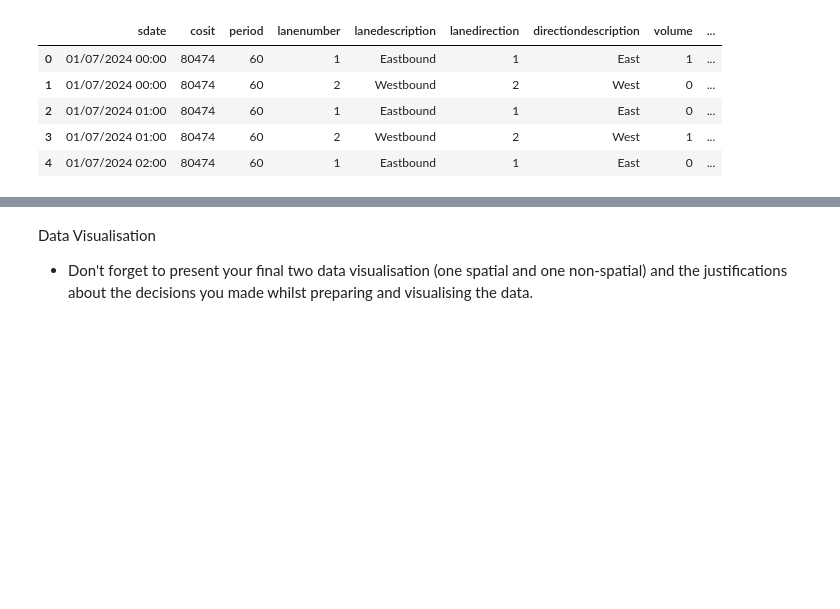
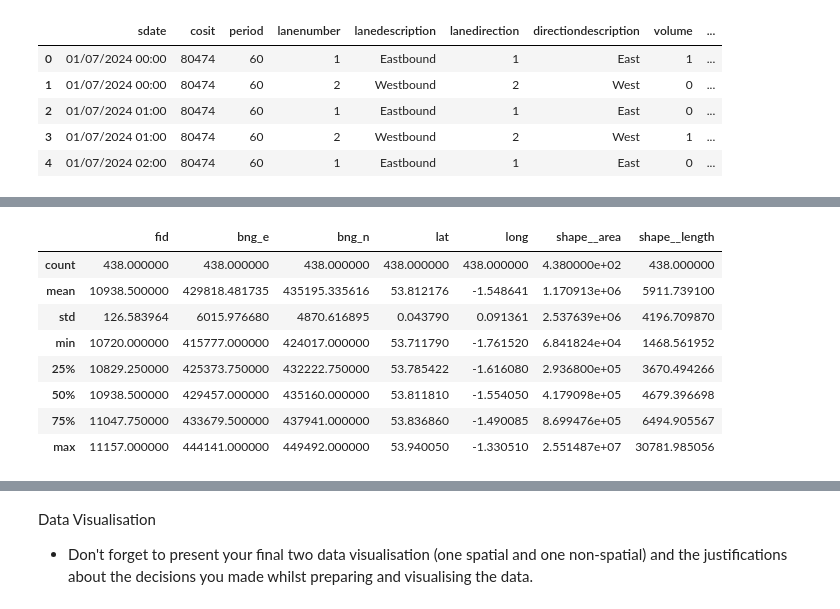
Before and after one commit to shannondill/GEOG5990M, a Jupyter notebook: FirstDraft_GEOG5990M_FinalProject.ipynb, the cells around one changed output, grey strips where cells are left out. Drawn from its saved outputs; the diff is of its cells as text; code cells hidden in the pictures; blank space fills up the shorter version.

```diff
--- a/FirstDraft_GEOG5990M_FinalProject.ipynb
+++ b/FirstDraft_GEOG5990M_FinalProject.ipynb
@@ -133,0 +165,14 @@ cycleleeds24.head()
+# %%
+# cleaning data
+# leeds_geo
+leeds_geo.describe()
+# %% [output]
+|  | fid | bng_e | bng_n | lat | long | shape__area | shape__length |
+| count | 438.000000 | 438.000000 | 438.000000 | 438.000000 | 438.000000 | 4.380000e+02 | 438.000000 |
+| mean | 10938.500000 | 429818.481735 | 435195.335616 | 53.812176 | -1.548641 | 1.170913e+06 | 5911.739100 |
+| std | 126.583964 | 6015.976680 | 4870.616895 | 0.043790 | 0.091361 | 2.537639e+06 | 4196.709870 |
+| min | 10720.000000 | 415777.000000 | 424017.000000 | 53.711790 | -1.761520 | 6.841824e+04 | 1468.561952 |
+| 25% | 10829.250000 | 425373.750000 | 432222.750000 | 53.785422 | -1.616080 | 2.936800e+05 | 3670.494266 |
+| 50% | 10938.500000 | 429457.000000 | 435160.000000 | 53.811810 | -1.554050 | 4.179098e+05 | 4679.396698 |
+| 75% | 11047.750000 | 433679.500000 | 437941.000000 | 53.836860 | -1.490085 | 8.699476e+05 | 6494.905567 |
+| max | 11157.000000 | 444141.000000 | 449492.000000 | 53.940050 | -1.330510 | 2.551487e+07 | 30781.985056 |
```
Also changed, not shown: parts of 4 cells of this notebook.
